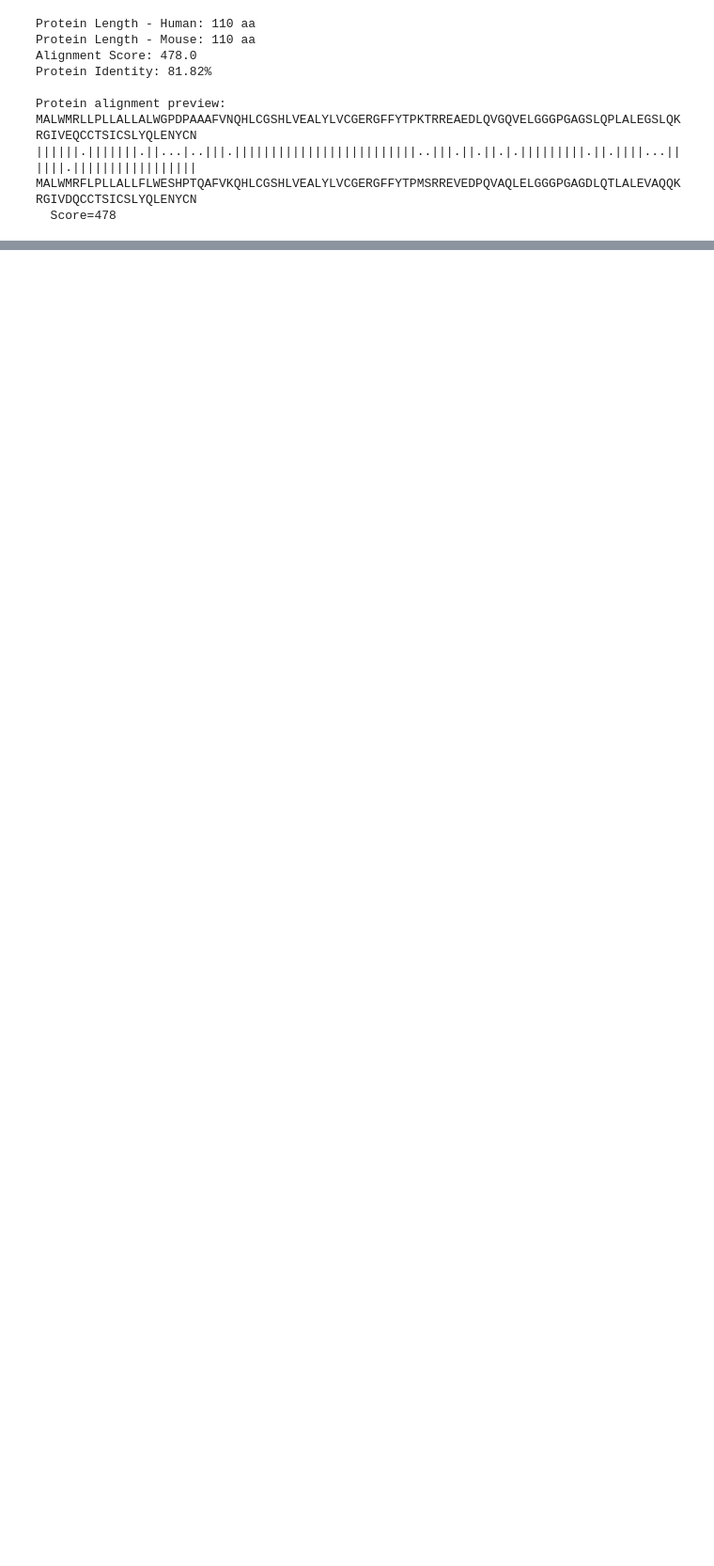
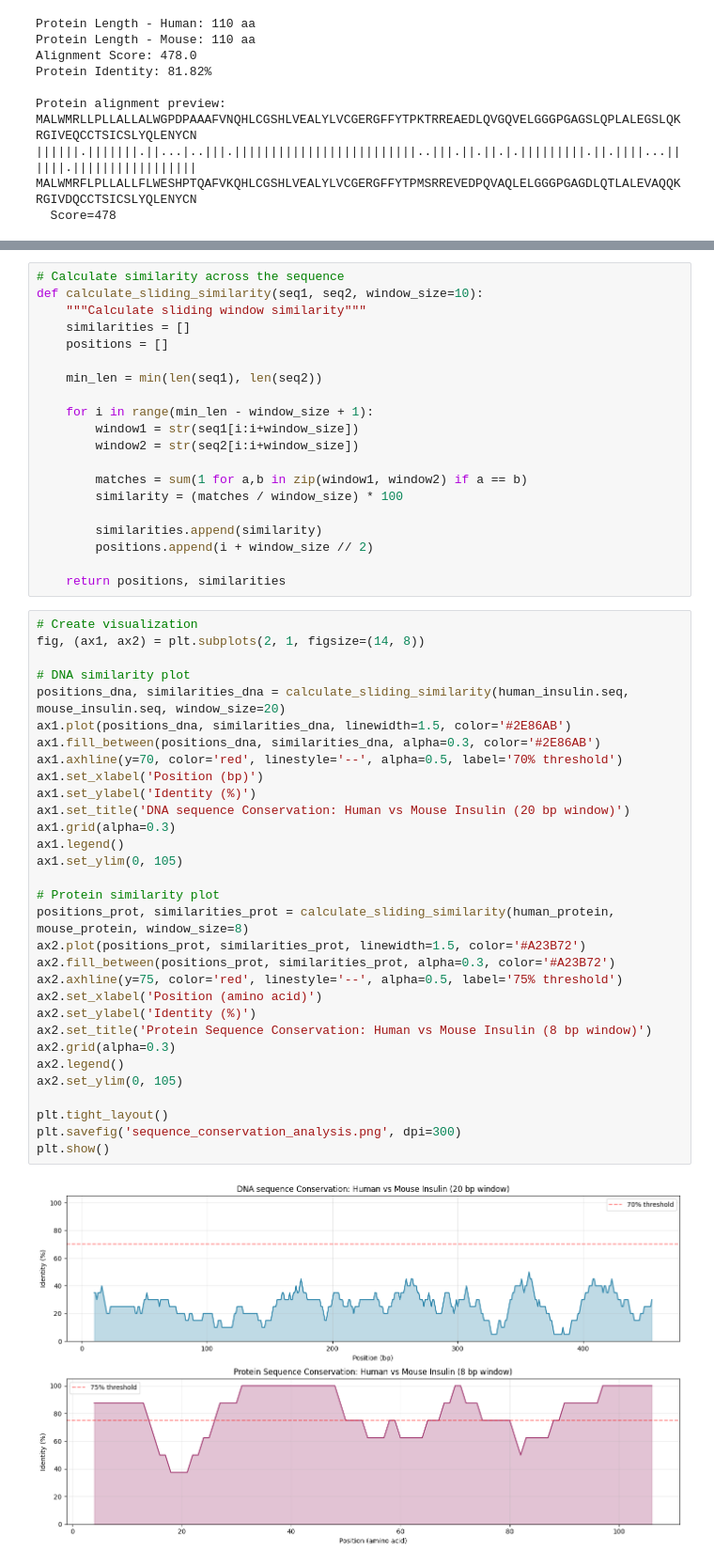
Before and after one commit to Shresht7/BioPy, a Jupyter notebook: Projects/01_Analysing_DNA_Sequences_and_Finding_Protein_Coding_Regions/Analysing_DNA_Sequences_and_Finding_Protein_Coding_Regions.ipynb, the cells around one changed output, grey strips where cells are left out. Shown at 94% size. Saved outputs shown, nothing was run; the diff lists cells and outputs as text; blank space fills up the shorter version.

Commit message:
Perform Conserved Motif Analysis

```diff
--- a/Projects/01_Analysing_DNA_Sequences_and_Finding_Protein_Coding_Regions/Analysing_DNA_Sequences_and_Finding_Protein_Coding_Regions.ipynb
+++ b/Projects/01_Analysing_DNA_Sequences_and_Finding_Protein_Coding_Regions/Analysing_DNA_Sequences_and_Finding_Protein_Coding_Regions.ipynb
@@ -420,0 +538,53 @@ MALWMRFLPLLALLFLWESHPTQAFVKQHLCGSHLVEALYLVCGERGFFYTPMSRREVEDPQVAQLELGGGPGAGDLQTL
+# %%
+# Calculate similarity across the sequence
+def calculate_sliding_similarity(seq1, seq2, window_size=10):
+    """Calculate sliding window similarity"""
+    similarities = []
+    positions = []
+
+    min_len = min(len(seq1), len(seq2))
+
+    for i in range(min_len - window_size + 1):
+        window1 = str(seq1[i:i+window_size])
+        window2 = str(seq2[i:i+window_size])
+
+        matches = sum(1 for a,b in zip(window1, window2) if a == b)
+        similarity = (matches / window_size) * 100
+
+        similarities.append(similarity)
+        positions.append(i + window_size // 2)
+
+    return positions, similarities
+# %%
+# Create visualization
+fig, (ax1, ax2) = plt.subplots(2, 1, figsize=(14, 8))
+
+# DNA similarity plot
+positions_dna, similarities_dna = calculate_sliding_similarity(human_insulin.seq, mouse_insulin.seq, window_size=20)
+ax1.plot(positions_dna, similarities_dna, linewidth=1.5, color='#2E86AB')
+ax1.fill_between(positions_dna, similarities_dna, alpha=0.3, color='#2E86AB')
+ax1.axhline(y=70, color='red', linestyle='--', alpha=0.5, label='70% threshold')
+ax1.set_xlabel('Position (bp)')
+ax1.set_ylabel('Identity (%)')
+ax1.set_title('DNA sequence Conservation: Human vs Mouse Insulin (20 bp window)')
+ax1.grid(alpha=0.3)
+ax1.legend()
+ax1.set_ylim(0, 105)
+
+# Protein similarity plot
+positions_prot, similarities_prot = calculate_sliding_similarity(human_protein, mouse_protein, window_size=8)
+ax2.plot(positions_prot, similarities_prot, linewidth=1.5, color='#A23B72')
+ax2.fill_between(positions_prot, similarities_prot, alpha=0.3, color='#A23B72')
+ax2.axhline(y=75, color='red', linestyle='--', alpha=0.5, label='75% threshold')
+ax2.set_xlabel('Position (amino acid)')
+ax2.set_ylabel('Identity (%)')
+ax2.set_title('Protein Sequence Conservation: Human vs Mouse Insulin (8 bp window)')
+ax2.grid(alpha=0.3)
+ax2.legend()
+ax2.set_ylim(0, 105)
+
+plt.tight_layout()
+plt.savefig('sequence_conservation_analysis.png', dpi=300)
+plt.show()
+# %% [output]
+[figure, added]
```
Also changed, not shown: parts of 13 cells of this notebook, 1 other file.
